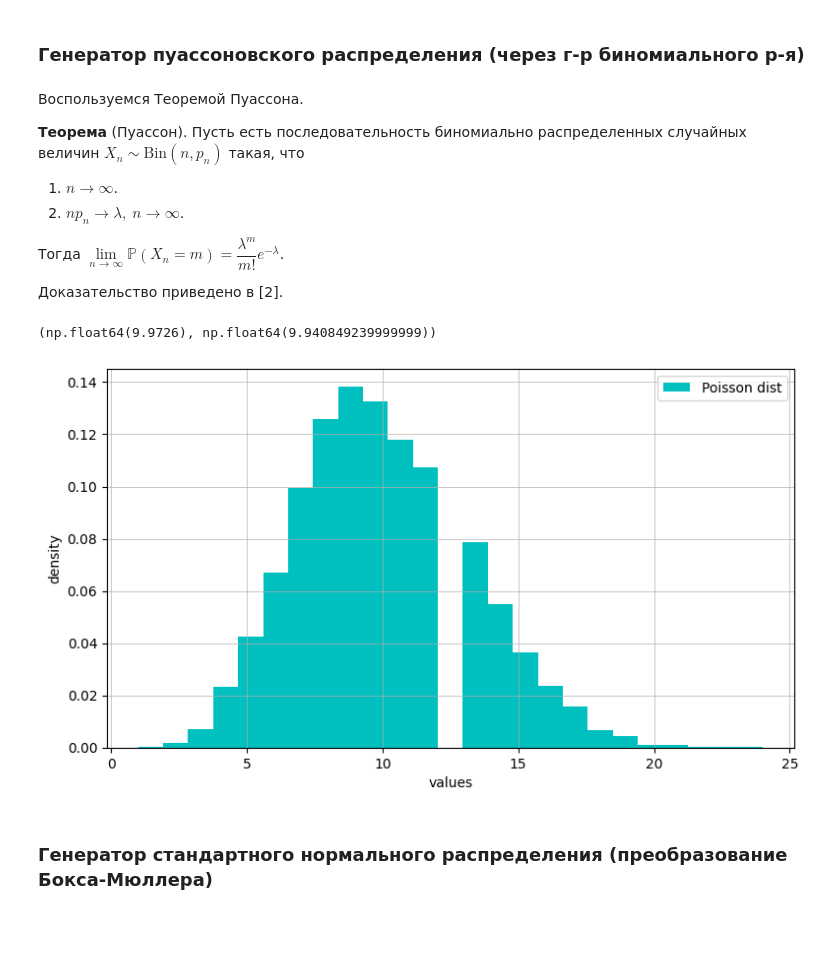
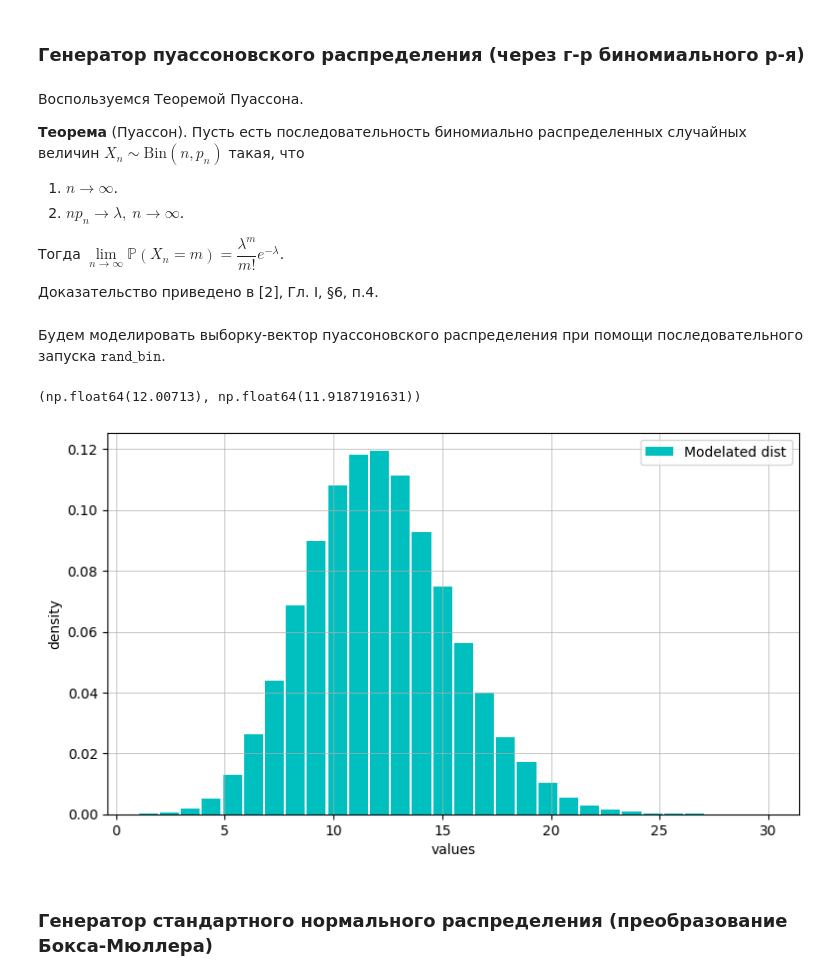
Before and after one commit to arinenn/stochastic_practicum, a Jupyter notebook: stochastic_practicum_first.ipynb, the cells around one changed output. Cells and saved outputs as stored; diff of their text form; code cells hidden in the pictures; blank space fills up the shorter version.

```diff
--- a/stochastic_practicum_first.ipynb
+++ b/stochastic_practicum_first.ipynb
@@ -926,44 +928,44 @@ __Теорема__ (Пуассон). Пусть есть последовате
 
 Тогда $\lim\limits_{n\to\infty}\mathbb{P}(X_n = m) = \dfrac{\lambda^m}{m!}e^{-\lambda}$.
 
-Доказательство приведено в [2].
+Доказательство приведено в [2], Гл. I, §6, п.4.
-# %%
-# def rand_poisson_bin(l, *args):
-#     n_start = 100
-#     n_end = 1000
-#     for n in range(n_start, n_end+1):
-#         p_n = l / n
-#         X_n = rand_bin(p, *args)
-
-def rand_poisson_bin(l, *args):
-    n = 10**4
-    p_n = l / n
-    return rand_bin(n, p_n, *args)
+# %% [markdown]
+Будем моделировать выборку-вектор пуассоновского распределения при помощи последовательного запуска $\texttt{rand\_bin}$.
+# %%
+def rand_poisson_bin(l, N):
+    n = 10**5
+    p_n = l / n
+    batch_size = 100
+    result = np.zeros(N)
+    for i in range(0, N // batch_size + 1):
+        if (i+1)*batch_size >= N:
+            result[i*batch_size:] = rand_bin(n, p_n, N - i*batch_size)
+        else:
+            result[i*batch_size:(i+1)*batch_size] = rand_bin(n, p_n, batch_size)
+    return result.astype(int)
+# %%
+N = 10**5
+L = 12
 # %%
-sample_poisson_bin = rand_poisson_bin(L, 10000)
+sample_poisson_bin = rand_poisson_bin(L, N)
 sample_poisson_bin.mean(), sample_poisson_bin.var()
 # %% [output]
-(np.float64(9.9726), np.float64(9.940849239999999))
+(np.float64(12.00713), np.float64(11.9187191631))
 # %%
-n_bins = 25
-# grid = np.arange(0, n_bins)
+n_bins = 30
 
 fig = plt.figure(figsize=(9,5))
 ax = plt.axes()
 ax.grid('minor', linewidth=0.5)
 
-ax.hist(sample_poisson_bin, bins=n_bins, density=True, label='Poisson dist', color='c')
-# ax.stairs(poisson.pmf(bins, mu=L))
-# ax.plot(grid+0.5, poisson.pmf(grid, mu=L))
-# ax.stairs(true_probs)
-# ax.hist(counts, bins, weights=true_probs, rwidth=0.5, color='r')
+ax.hist(sample_poisson_bin, bins=n_bins, density=True, label='Modelated dist', rwidth=0.9, color='c')
 
 plt.ylabel('density')
 plt.xlabel('values')
 plt.legend()
 plt.show()
 # %% [output]
-[figure, old version]
+[figure, new version]
 # %% [markdown]
 ### Генератор стандартного нормального распределения (преобразование Бокса-Мюллера)
 # %% [markdown]
```
Also changed, not shown: parts of 20 cells of this notebook.
